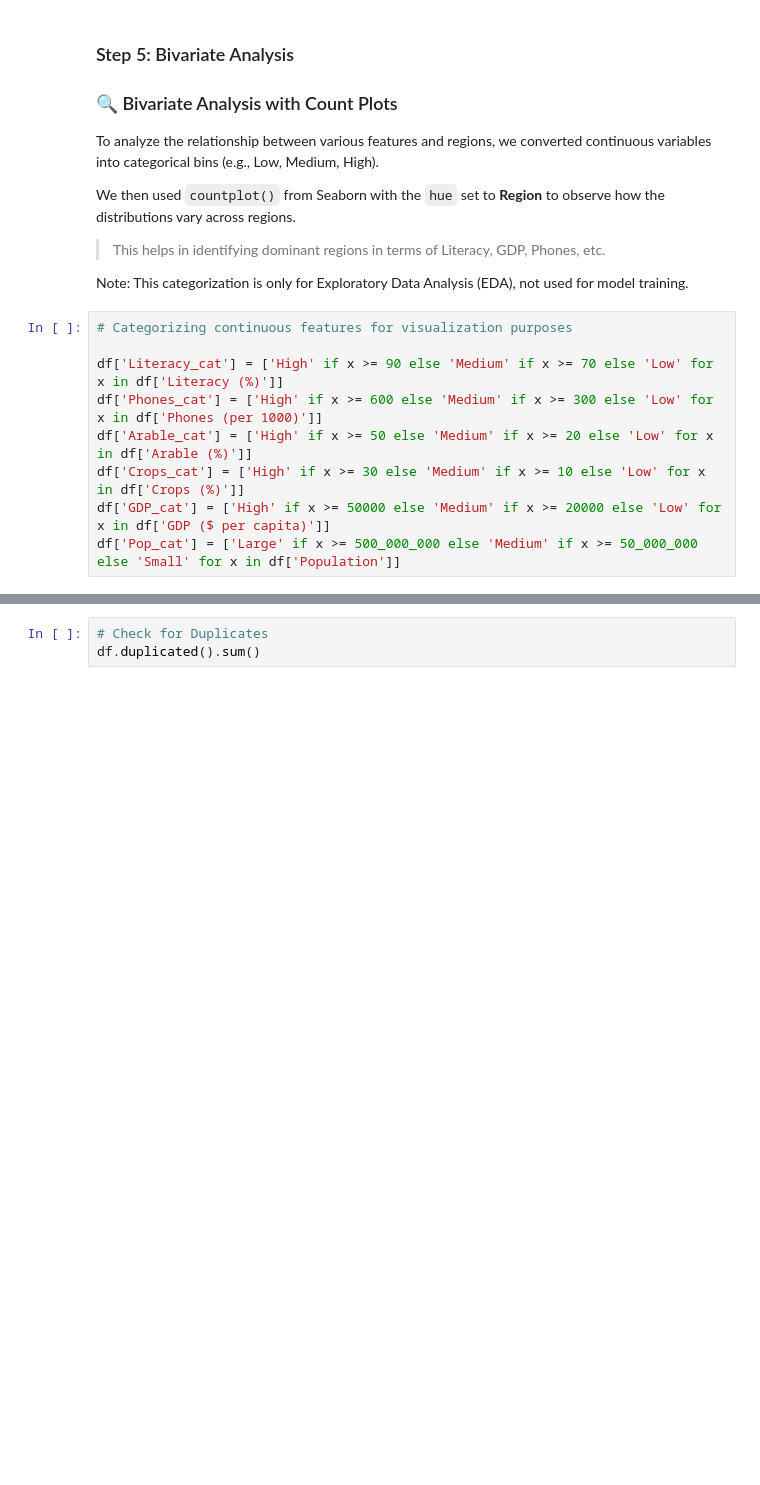
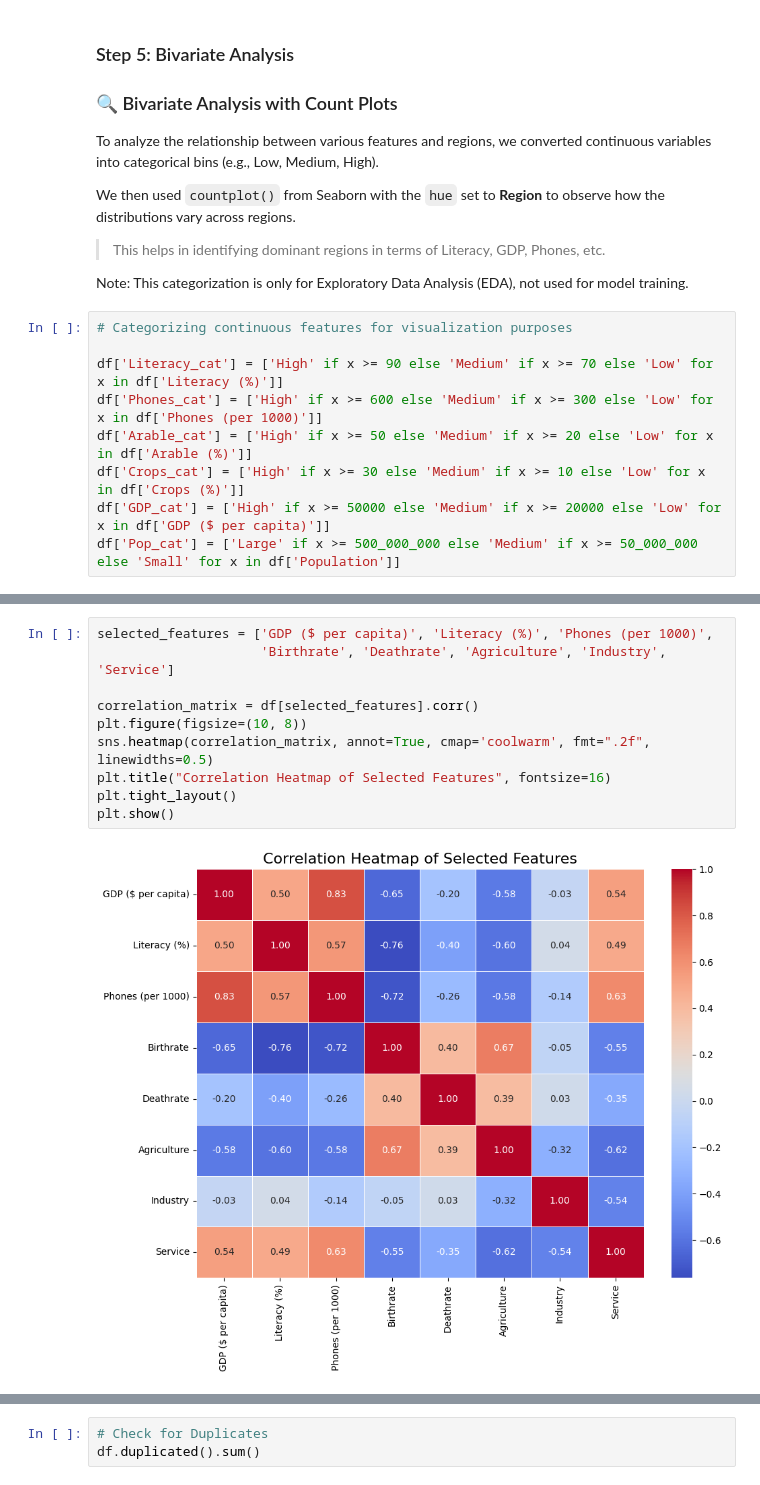
Before and after one commit to ujjwal-hirwani/GDP-per-capita-prediction, a Jupyter notebook: training/GDP_per_capita_prediction_analysis.ipynb, the cells around one changed output, grey strips where cells are left out. Saved outputs shown, nothing was run; the diff lists cells and outputs as text; blank space fills up the shorter version.

```diff
--- a/training/GDP_per_capita_prediction_analysis.ipynb
+++ b/training/GDP_per_capita_prediction_analysis.ipynb
@@ -290,0 +298,12 @@ plt.show()
+# %%
+selected_features = ['GDP ($ per capita)', 'Literacy (%)', 'Phones (per 1000)',
+                     'Birthrate', 'Deathrate', 'Agriculture', 'Industry', 'Service']
+
+correlation_matrix = df[selected_features].corr()
+plt.figure(figsize=(10, 8))
+sns.heatmap(correlation_matrix, annot=True, cmap='coolwarm', fmt=".2f", linewidths=0.5)
+plt.title("Correlation Heatmap of Selected Features", fontsize=16)
+plt.tight_layout()
+plt.show()
+# %% [output]
+[figure, added]
```
Also changed, not shown: parts of 24 cells of this notebook.
